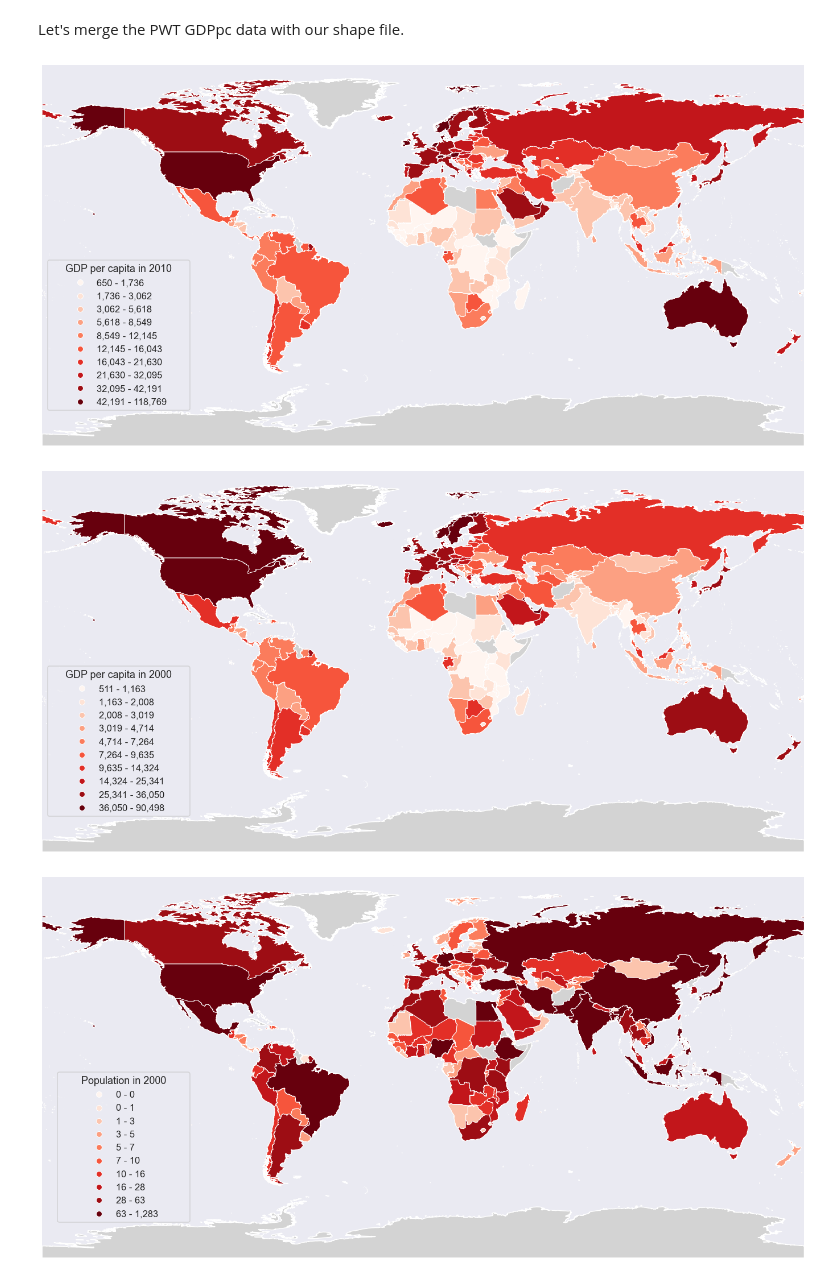
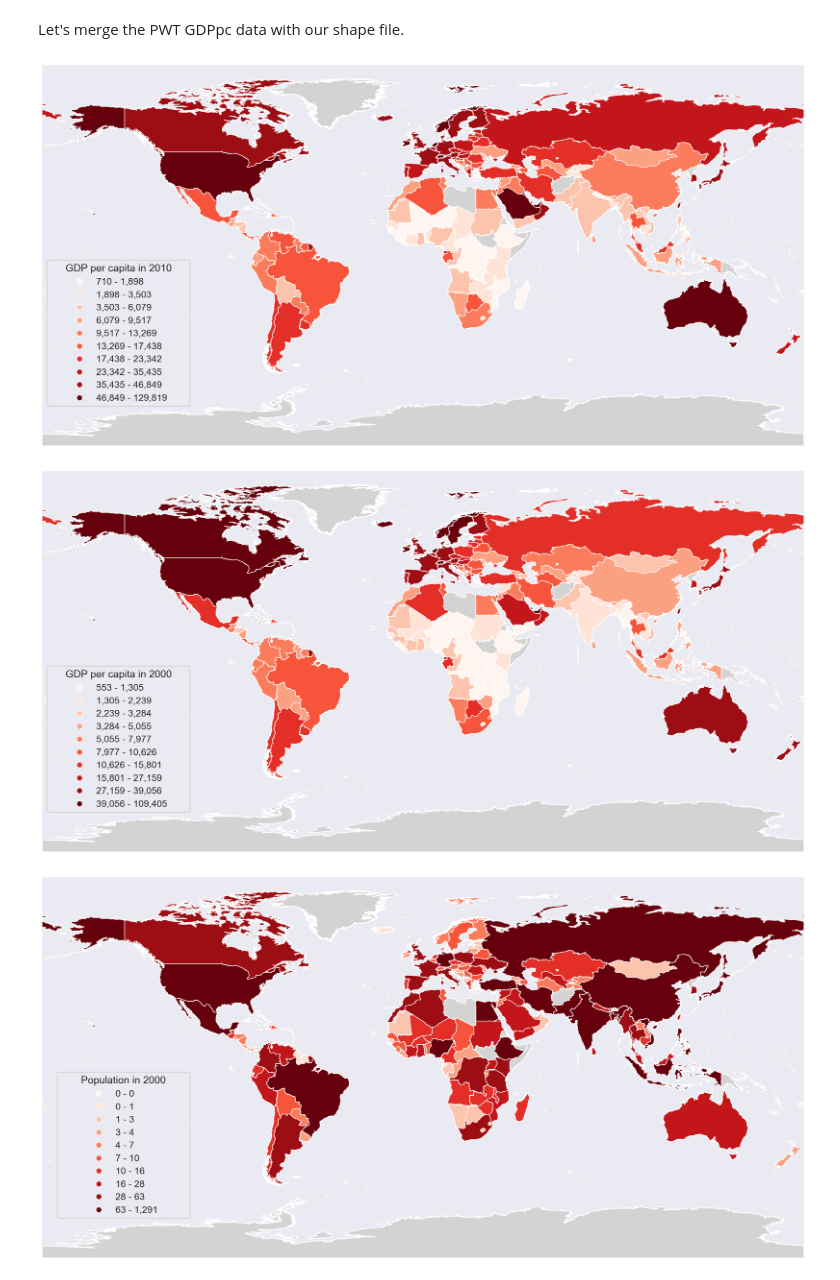
Before and after one commit to SMU-Econ-Growth/EconGrowthUG-Notebooks, a Jupyter notebook: GIS-with-Python.ipynb, the cells around one changed output. Drawn from its saved outputs; the diff is of its cells as text; code cells hidden in the pictures.

```diff
--- a/GIS-with-Python.ipynb
+++ b/GIS-with-Python.ipynb
@@ -412,8 +412,8 @@ import textwrap
 # %% [markdown]
 Let's import some of the data we had downloaded before. Specifically, let's import the Penn World Tables data.
 # %%
-pwt = pd.read_stata(pathout + 'pwt91.dta')
-pwt_xls = pd.read_excel(pathout + 'pwt91.xlsx')
+pwt = pd.read_stata(pathout + 'pwt.dta')
+pwt_xls = pd.read_excel(pathout + 'pwt.xlsx')
 pwt
 # %% [output]
 |  | countrycode | country | currency_unit | year | rgdpe | rgdpo | pop | emp | avh | hc | ... |
@@ -466,7 +466,7 @@ def center_wrap(text, cwidth=32, **kw):
     #lines = textwrap.wrap(text, **kw)
     return "\n".join(line.center(cwidth) for line in lines)
 
-def MyChloropleth(mydf=pwt.loc[pwt.year==2010], myfile='GDPpc2010', myvar='rgdpe_pc',
+def MyChoropleth(mydf=pwt.loc[pwt.year==2010], myfile='GDPpc2010', myvar='rgdpe_pc',
                   mylegend='GDP per capita 2010',
                   k=5,
                   extent=[-180, -90, 180, 90],
@@ -544,21 +544,21 @@ Let's merge the PWT GDPpc data with our shape file.
 # %%
 year = 2010
 gdppc = pwt.loc[pwt.year==year].reset_index(drop=True).copy()
 gdppc = countries.merge(gdppc, left_on='ADM0_A3', right_on='countrycode')
 gdppc = gdppc.dropna(subset=['rgdpe_pc'])
 mylegend = center_wrap(["GDP per capita in " + str(year)], cwidth=32, width=32)
-MyChloropleth(mydf=gdppc, myfile='PWT_GDP_' + str(year), myvar='rgdpe_pc', mylegend=mylegend, k=10, scheme='Quantiles', save=True)
+MyChoropleth(mydf=gdppc, myfile='PWT_GDP_' + str(year), myvar='rgdpe_pc', mylegend=mylegend, k=10, scheme='Quantiles', save=True)
 # %% [output]
-[figure, old version]
+[figure, new version]
 # %%
 year = 2000
 gdppc = pwt.loc[pwt.year==year].reset_index(drop=True).copy()
 gdppc = countries.merge(gdppc, left_on='ADM0_A3', right_on='countrycode')
 gdppc = gdppc.dropna(subset=['rgdpe_pc'])
 mylegend = center_wrap(["GDP per capita in " + str(year)], cwidth=32, width=32)
-MyChloropleth(mydf=gdppc, myfile='PWT_GDP_' + str(year), myvar='rgdpe_pc', mylegend=mylegend, k=10, scheme='Quantiles', save=True)
+MyChoropleth(mydf=gdppc, myfile='PWT_GDP_' + str(year), myvar='rgdpe_pc', mylegend=mylegend, k=10, scheme='Quantiles', save=True)
 # %% [output]
-[figure, old version]
+[figure, new version]
 # %%
 year = 2000
 gdppc = pwt.loc[pwt.year==year].reset_index(drop=True).copy()
```
Also changed, not shown: parts of 53 cells of this notebook, 21 other files.
